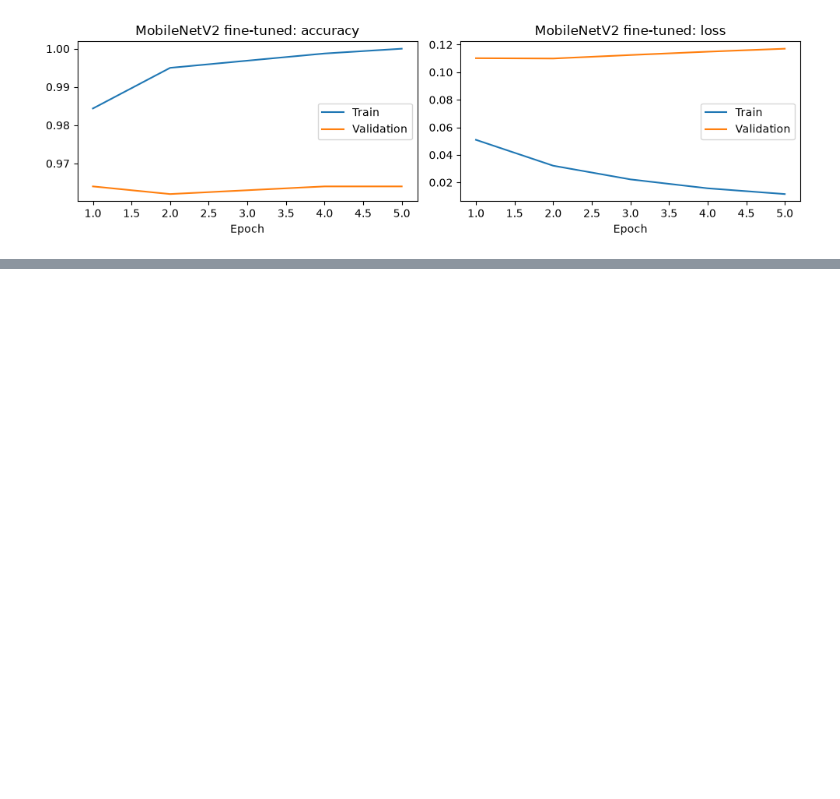
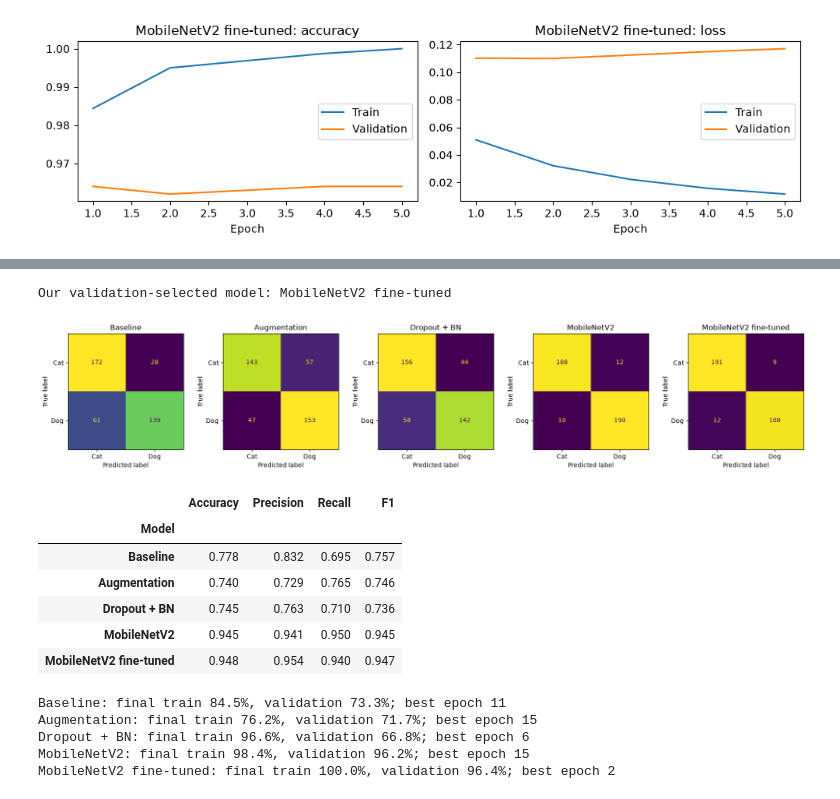
Before and after one commit to Vectra777/Projet-ia-it, a Jupyter notebook: cats_dogs_cnn.ipynb, the cells around one changed output, grey strips where cells are left out. Cells and saved outputs as stored; diff of their text form; code cells hidden in the pictures; blank space fills up the shorter version.

Commit message:
Évaluation : matrice de confusion et courbes ROC

```diff
--- a/cats_dogs_cnn.ipynb
+++ b/cats_dogs_cnn.ipynb
@@ -365,0 +369,33 @@ Epoch 5/5
+# %%
+val_losses = {name: model.evaluate(val_ds, verbose=0)[0] for name, model in models.items()}
+selected = min(val_losses, key=val_losses.get)
+print('Our validation-selected model:', selected)
+results, probabilities = [], {}
+fig, axes = plt.subplots(1, len(models), figsize=(3.6*len(models), 3.4))
+for ax, (name, model) in zip(axes, models.items()):
+    probabilities[name] = model.predict(dataset(x_test, y_test), verbose=0).ravel()
+    prediction = (probabilities[name] >= .5).astype(int)
+    report = classification_report(y_test, prediction, target_names=['Cat', 'Dog'], output_dict=True, zero_division=0)
+    results.append({'Model': name, 'Accuracy': report['accuracy'], 'Precision': report['Dog']['precision'],
+                    'Recall': report['Dog']['recall'], 'F1': report['Dog']['f1-score']})
+    ConfusionMatrixDisplay.from_predictions(y_test, prediction, display_labels=['Cat', 'Dog'], ax=ax, colorbar=False)
+    ax.set_title(name)
+plt.tight_layout(); plt.show()
+display(pd.DataFrame(results).set_index('Model').round(3))
+for name, h in histories.items():
+    print(f"{name}: final train {h['accuracy'][-1]:.1%}, validation {h['val_accuracy'][-1]:.1%}; best epoch {np.argmin(h['val_loss'])+1}")
+# %% [output]
+Our validation-selected model: MobileNetV2 fine-tuned
+[figure, added]
+|  | Accuracy | Precision | Recall | F1 |
+| Model |  |  |  |  |
+| Baseline | 0.778 | 0.832 | 0.695 | 0.757 |
+| Augmentation | 0.740 | 0.729 | 0.765 | 0.746 |
+| Dropout + BN | 0.745 | 0.763 | 0.710 | 0.736 |
+| MobileNetV2 | 0.945 | 0.941 | 0.950 | 0.945 |
+| MobileNetV2 fine-tuned | 0.948 | 0.954 | 0.940 | 0.947 |
+Baseline: final train 84.5%, validation 73.3%; best epoch 11
+Augmentation: final train 76.2%, validation 71.7%; best epoch 15
+Dropout + BN: final train 96.6%, validation 66.8%; best epoch 6
+MobileNetV2: final train 98.4%, validation 96.2%; best epoch 15
+MobileNetV2 fine-tuned: final train 100.0%, validation 96.4%; best epoch 2
```
Also changed, not shown: parts of 3 cells of this notebook.
